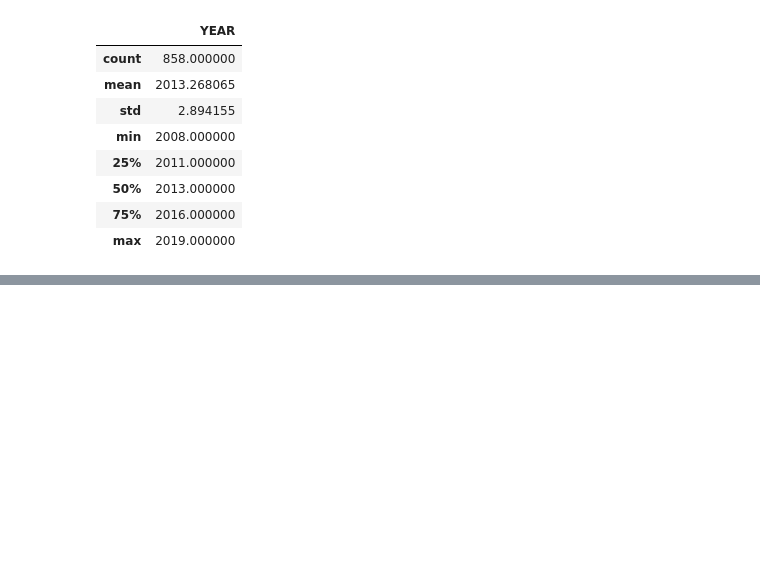
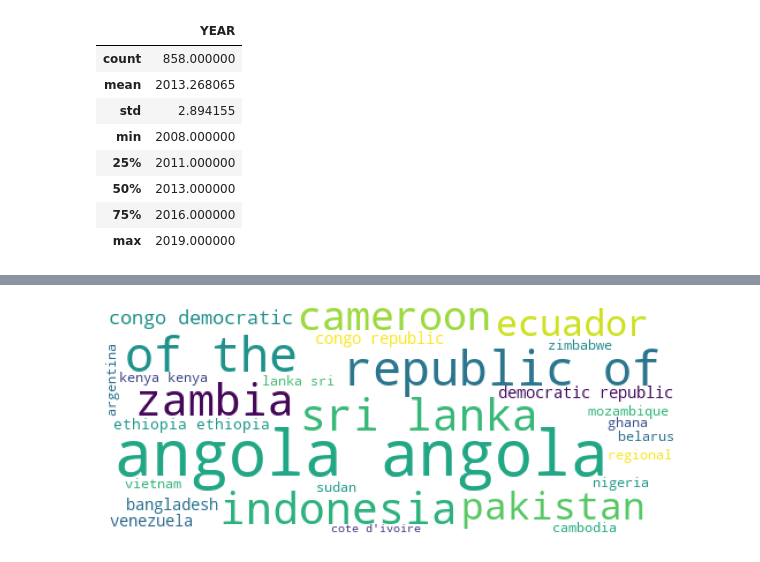
Before and after one commit to djajsk/China-s-Debt-Trap-, a Jupyter notebook: analysis_2.ipynb, the cells around one changed output, grey strips where cells are left out. Cells and saved outputs as stored; diff of their text form; code cells hidden in the pictures; blank space fills up the shorter version.

Commit message:
word cloud

```diff
--- a/analysis_2.ipynb
+++ b/analysis_2.ipynb
@@ -54,0 +56,19 @@ NameError: name 'df' is not defined
+# %%
+from wordcloud import WordCloud
+
+data = df
+
+text = ' '.join(data['Country'].astype(str).str.lower())
+
+wordcloud = WordCloud(width = 500, height = 200,
+                background_color ='white',
+                stopwords = set(),
+                min_font_size = 10).generate(text)
+
+plt.figure(figsize = (8, 8), facecolor = None)
+plt.imshow(wordcloud)
+plt.axis("off")
+plt.tight_layout(pad = 0)
+plt.show()
+# %% [output]
+[figure, added]
```
Also changed, not shown: parts of 2 cells of this notebook.
